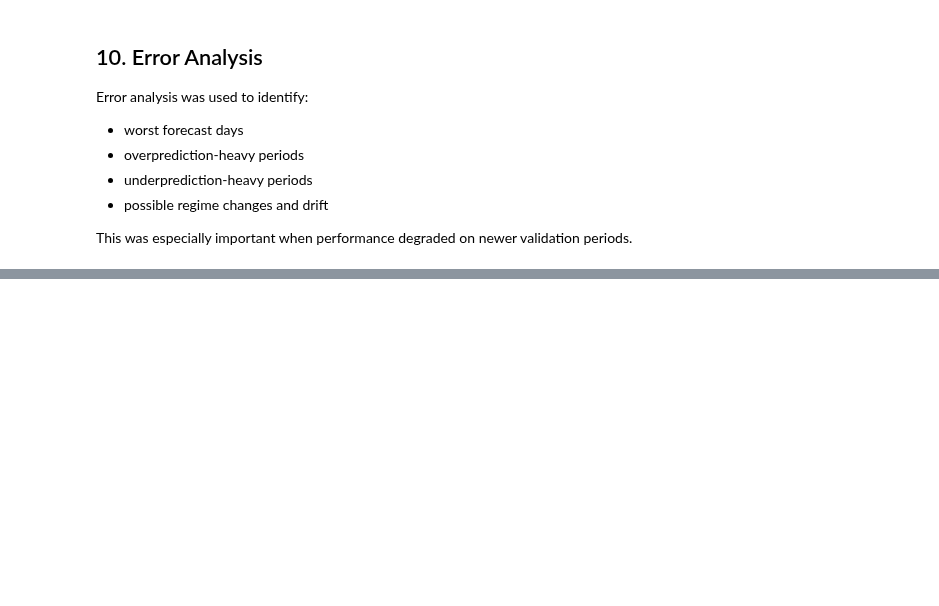
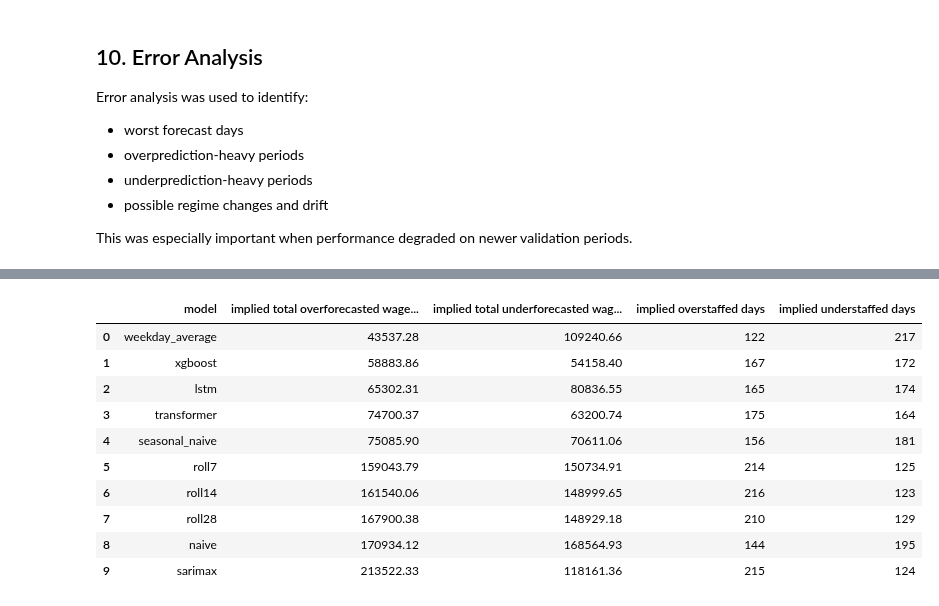
Before and after one commit to kevinpinoarias/hospitality-forecasting-system, a Jupyter notebook: notebooks/portofolio_walkthrough.ipynb, the cells around one changed output, grey strips where cells are left out. Cells and saved outputs as stored; diff of their text form; code cells hidden in the pictures; blank space fills up the shorter version.

```diff
--- a/notebooks/portofolio_walkthrough.ipynb
+++ b/notebooks/portofolio_walkthrough.ipynb
@@ -152,0 +274,15 @@ xgb_predictions.head()
+# %%
+business_impact = pd.read_csv(PROJECT_ROOT / "reports" / "results" / "model_comparison_business_impact.csv")
+business_impact
+# %% [output]
+|  | model | implied total overforecasted wage... | implied total underforecasted wag... | implied overstaffed days | implied understaffed days |
+| 0 | weekday_average | 43537.28 | 109240.66 | 122 | 217 |
+| 1 | xgboost | 58883.86 | 54158.40 | 167 | 172 |
+| 2 | lstm | 65302.31 | 80836.55 | 165 | 174 |
+| 3 | transformer | 74700.37 | 63200.74 | 175 | 164 |
+| 4 | seasonal_naive | 75085.90 | 70611.06 | 156 | 181 |
+| 5 | roll7 | 159043.79 | 150734.91 | 214 | 125 |
+| 6 | roll14 | 161540.06 | 148999.65 | 216 | 123 |
+| 7 | roll28 | 167900.38 | 148929.18 | 210 | 129 |
+| 8 | naive | 170934.12 | 168564.93 | 144 | 195 |
+| 9 | sarimax | 213522.33 | 118161.36 | 215 | 124 |
```
Also changed, not shown: parts of 20 cells of this notebook, 22 other files.
